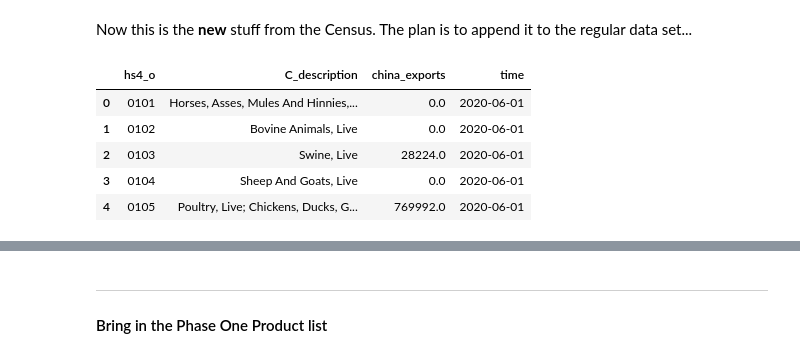
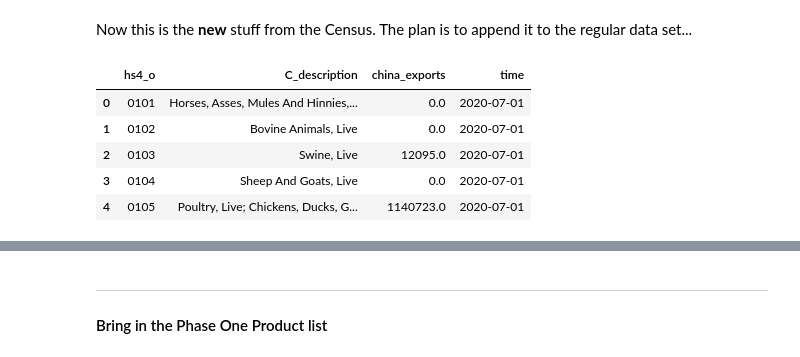
Before and after one commit to mwaugh0328/tradewar-tracker, a Jupyter notebook: phase-one-trade-Cdata.ipynb, the cells around one changed output, grey strips where cells are left out. Saved outputs shown, nothing was run; the diff lists cells and outputs as text; code cells hidden in the pictures.

```diff
--- a/phase-one-trade-Cdata.ipynb
+++ b/phase-one-trade-Cdata.ipynb
@@ -101,26 +101,27 @@ df.head()
 # %% [markdown]
 Now this is the **new** stuff from the Census. The plan is to append it to the regular data set...
 # %%
-census_yrl = "https://www.census.gov/foreign-trade/Press-Release/2020pr/06/Prelim_US_C_ETA/June%202020.xlsx"
+#census_yrl = "https://www.census.gov/foreign-trade/Press-Release/2020pr/06/Prelim_US_C_ETA/June%202020.xlsx"
+census_yrl = "https://www.census.gov/foreign-trade/Press-Release/2020pr/07/Prelim_US_C_ETA/July%202020.xlsx"
 
 dfC = pd.read_excel(census_yrl, skiprows = [0,1])
 
 dfC.columns = ["hs4_o", "C_description", "china_exports"]
 
-dfC["time"] = "2020-06-01"
+dfC["time"] = "2020-07-01"
 
 dfC.time = pd.to_datetime(dfC.time, format="%Y-%m-%d")
 
 dfC.dropna(inplace = True)
 
 dfC.head()
 # %% [output]
 |  | hs4_o | C_description | china_exports | time |
-| 0 | 0101 | Horses, Asses, Mules And Hinnies,... | 0.0 | 2020-06-01 |
-| 1 | 0102 | Bovine Animals, Live | 0.0 | 2020-06-01 |
-| 2 | 0103 | Swine, Live | 28224.0 | 2020-06-01 |
-| 3 | 0104 | Sheep And Goats, Live | 0.0 | 2020-06-01 |
-| 4 | 0105 | Poultry, Live; Chickens, Ducks, G... | 769992.0 | 2020-06-01 |
+| 0 | 0101 | Horses, Asses, Mules And Hinnies,... | 0.0 | 2020-07-01 |
+| 1 | 0102 | Bovine Animals, Live | 0.0 | 2020-07-01 |
+| 2 | 0103 | Swine, Live | 12095.0 | 2020-07-01 |
+| 3 | 0104 | Sheep And Goats, Live | 0.0 | 2020-07-01 |
+| 4 | 0105 | Poultry, Live; Chickens, Ducks, G... | 1140723.0 | 2020-07-01 |
 # %%
 dfC = dfC[["hs4_o","china_exports","time"]].merge(dfproducts, left_on = "hs4_o", right_on = "hs4_o", how = "left")
 # %%
```
Also changed, not shown: parts of 29 cells of this notebook, 5 other files.
